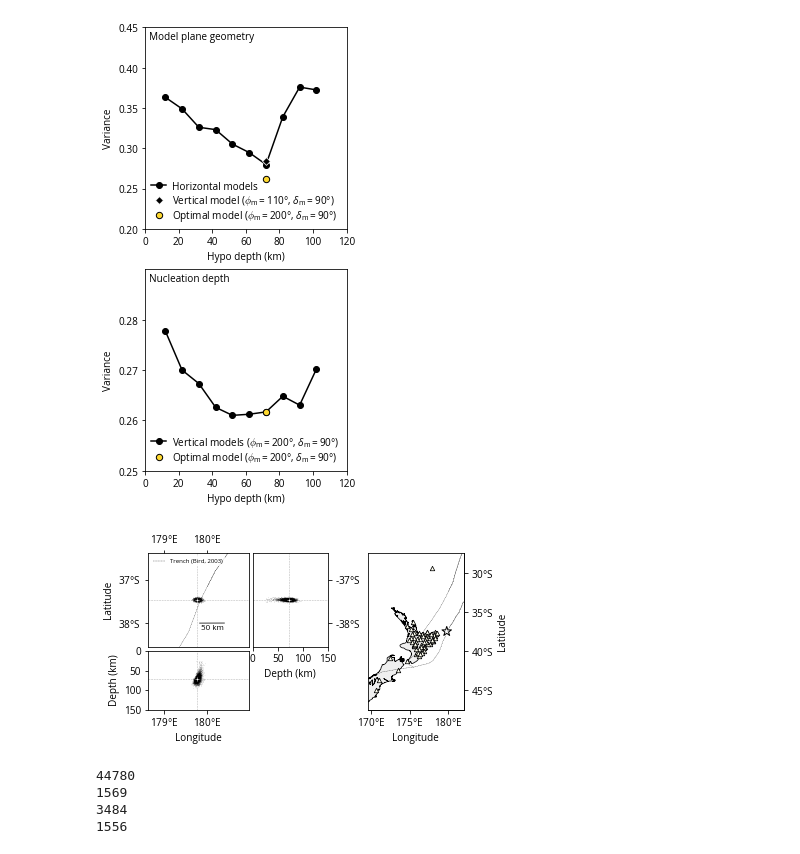
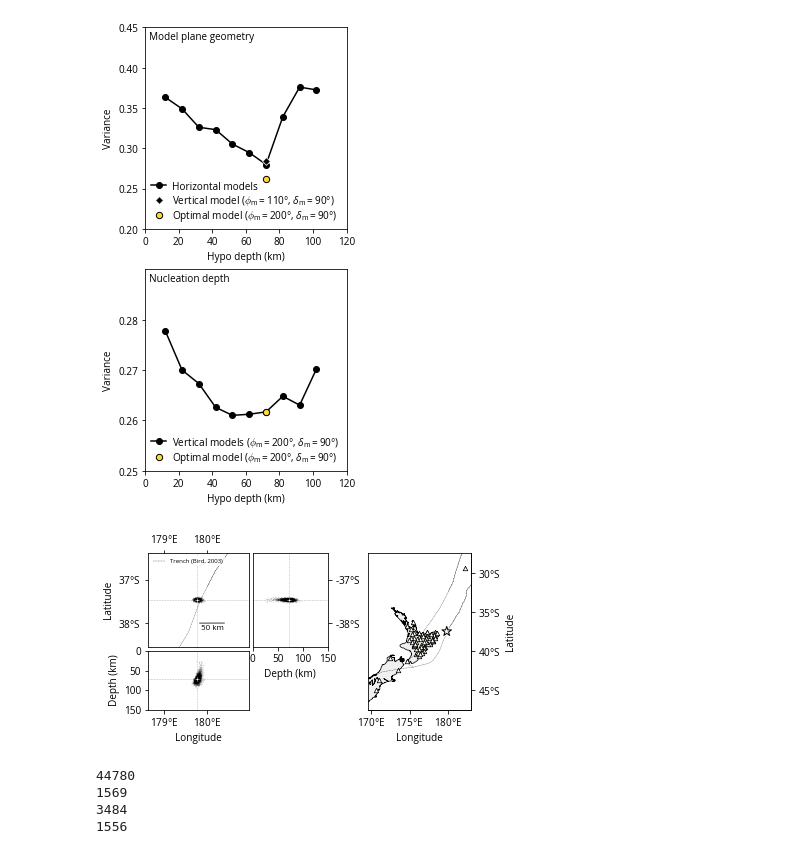
Before and after one commit to rokuwaki/2021EastCapeNZ, a Jupyter notebook: scripts/figure.ipynb, the cells around one changed output. Saved outputs shown, nothing was run; the diff lists cells and outputs as text; code cells hidden in the pictures.

```diff
--- a/scripts/figure.ipynb
+++ b/scripts/figure.ipynb
@@ -88,9 +88,9 @@ Substituting with a symbol from Computer Modern.
 Substituting with a symbol from Computer Modern.
 [figure]
 # %%
-figuremods.reloc('../fig/reloc.png')
+figuremods.reloc('../fig/relocR1.png')
 # %% [output]
-[figure, old version]
+[figure, new version]
 # %%
 original = '../materials/aftershockReloc/evlist.in'
 relocated = '../materials/aftershockReloc/loc.l1.txt'
```
Also changed, not shown: parts of 2 cells of this notebook, 1 other file.
